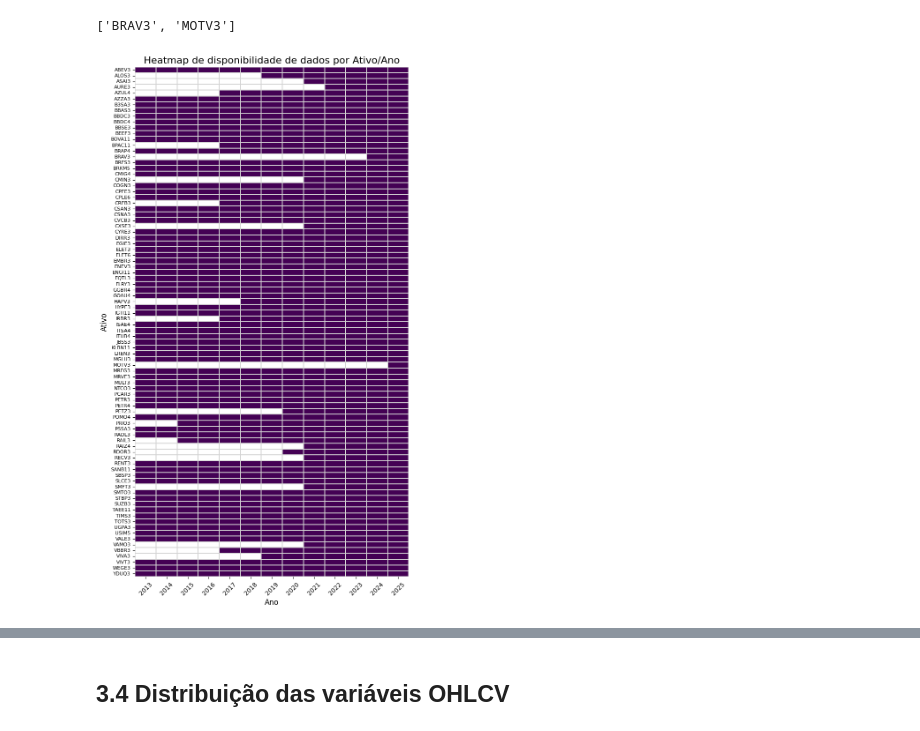
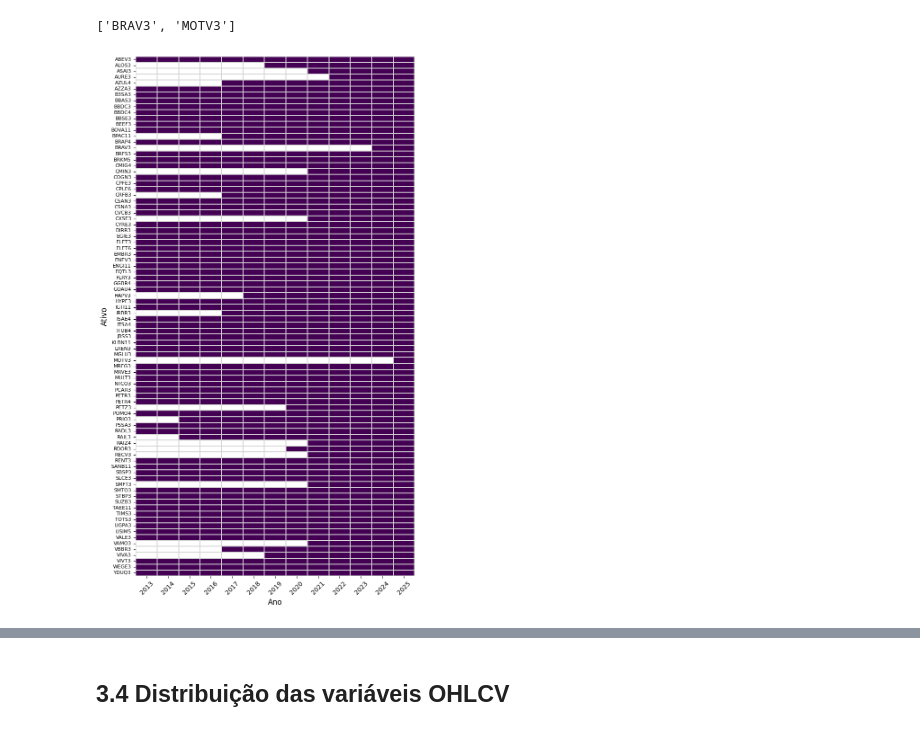
Before and after one commit to lucasaugs/b3-pattern-recon, a Jupyter notebook: characterization.ipynb, the cells around one changed output, grey strips where cells are left out. Drawn from its saved outputs; the diff is of its cells as text; code cells hidden in the pictures.

```diff
--- a/characterization.ipynb
+++ b/characterization.ipynb
@@ -215,25 +241,28 @@ twoyassets
 # %%
 availability = data[["NAME", "YEAR"]].drop_duplicates()
 availability["has_data"] = 1
 
 heatmap_data = availability.pivot(index="NAME", columns="YEAR", values="has_data")
 
 plt.figure(figsize=(8, 15))
 ax = sns.heatmap(
     heatmap_data,
     cmap="viridis",
     cbar=False,
     linewidths=0.1,
     linecolor="lightgray",
     yticklabels=True,
 )
+# ax.set_facecolor("#f9f9f9")
+# ax.figure.set_facecolor("#f9f9f9")
 
-plt.title("Heatmap de disponibilidade de dados por Ativo/Ano", fontsize=16)
+# plt.title("Heatmap de disponibilidade de dados por Ativo/Ano", fontsize=16)
 plt.xlabel("Ano", fontsize=12)
 plt.ylabel("Ativo", fontsize=12)
 plt.yticks(fontsize=8)
 plt.xticks(rotation=45)
-
+plt.savefig("output/heatmap_availability.png")
+plt.savefig("output/characterization/heatmap_availability.png", bbox_inches="tight")
 plt.show()
 # %% [output]
-[figure, old version]
+[figure, new version]
```
Also changed, not shown: parts of 22 cells of this notebook, 5 other files.
